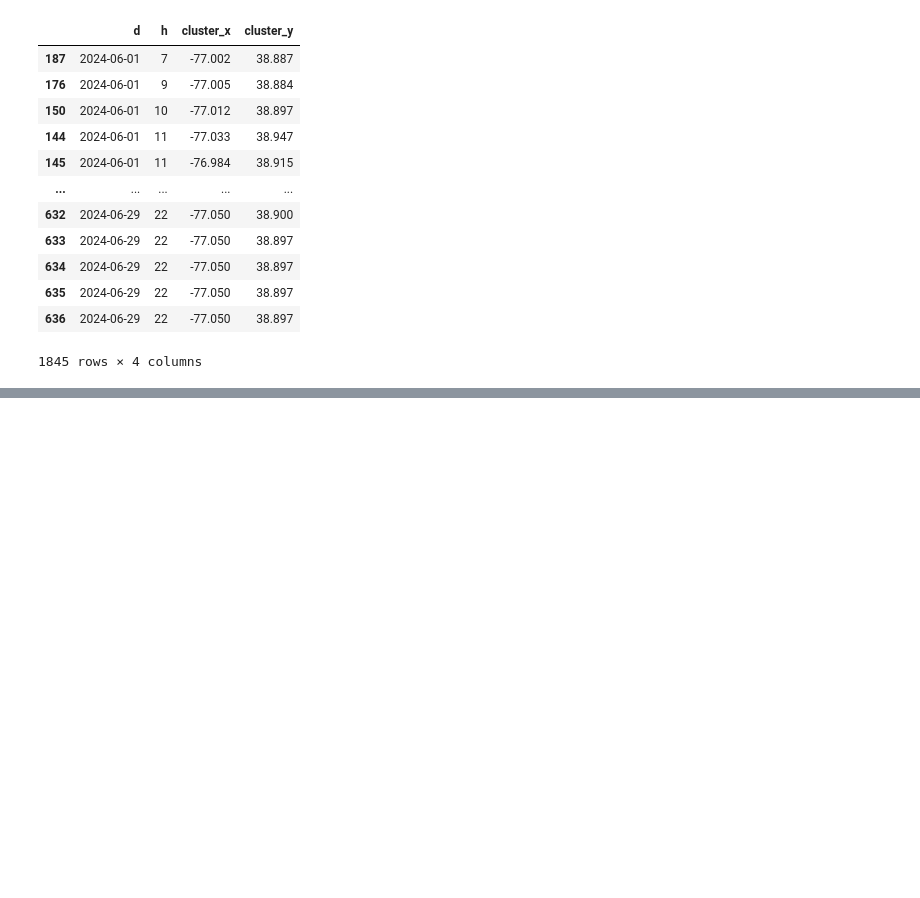
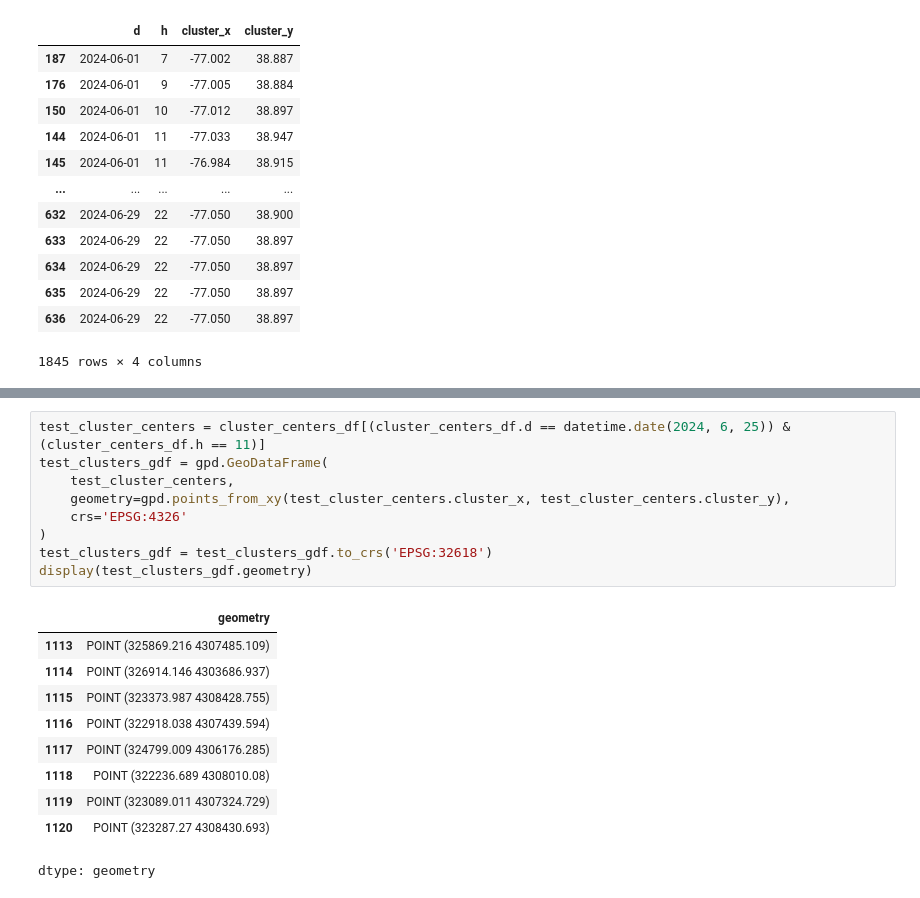
Before and after one commit to reedmarkham/meter-made, a Jupyter notebook: meter_made.ipynb, the cells around one changed output, grey strips where cells are left out. Cells and saved outputs as stored; diff of their text form; blank space fills up the shorter version.

```diff
--- a/meter_made.ipynb
+++ b/meter_made.ipynb
@@ -448,0 +403,20 @@ KeyboardInterrupt:
+# %%
+test_cluster_centers = cluster_centers_df[(cluster_centers_df.d == datetime.date(2024, 6, 25)) & (cluster_centers_df.h == 11)]
+test_clusters_gdf = gpd.GeoDataFrame(
+    test_cluster_centers,
+    geometry=gpd.points_from_xy(test_cluster_centers.cluster_x, test_cluster_centers.cluster_y),
+    crs='EPSG:4326'
+)
+test_clusters_gdf = test_clusters_gdf.to_crs('EPSG:32618')
+display(test_clusters_gdf.geometry)
+# %% [output]
+|  | geometry |
+| 1113 | POINT (325869.216 4307485.109) |
+| 1114 | POINT (326914.146 4303686.937) |
+| 1115 | POINT (323373.987 4308428.755) |
+| 1116 | POINT (322918.038 4307439.594) |
+| 1117 | POINT (324799.009 4306176.285) |
+| 1118 | POINT (322236.689 4308010.08) |
+| 1119 | POINT (323089.011 4307324.729) |
+| 1120 | POINT (323287.27 4308430.693) |
+dtype: geometry
```
Also changed, not shown: parts of 6 cells of this notebook.
